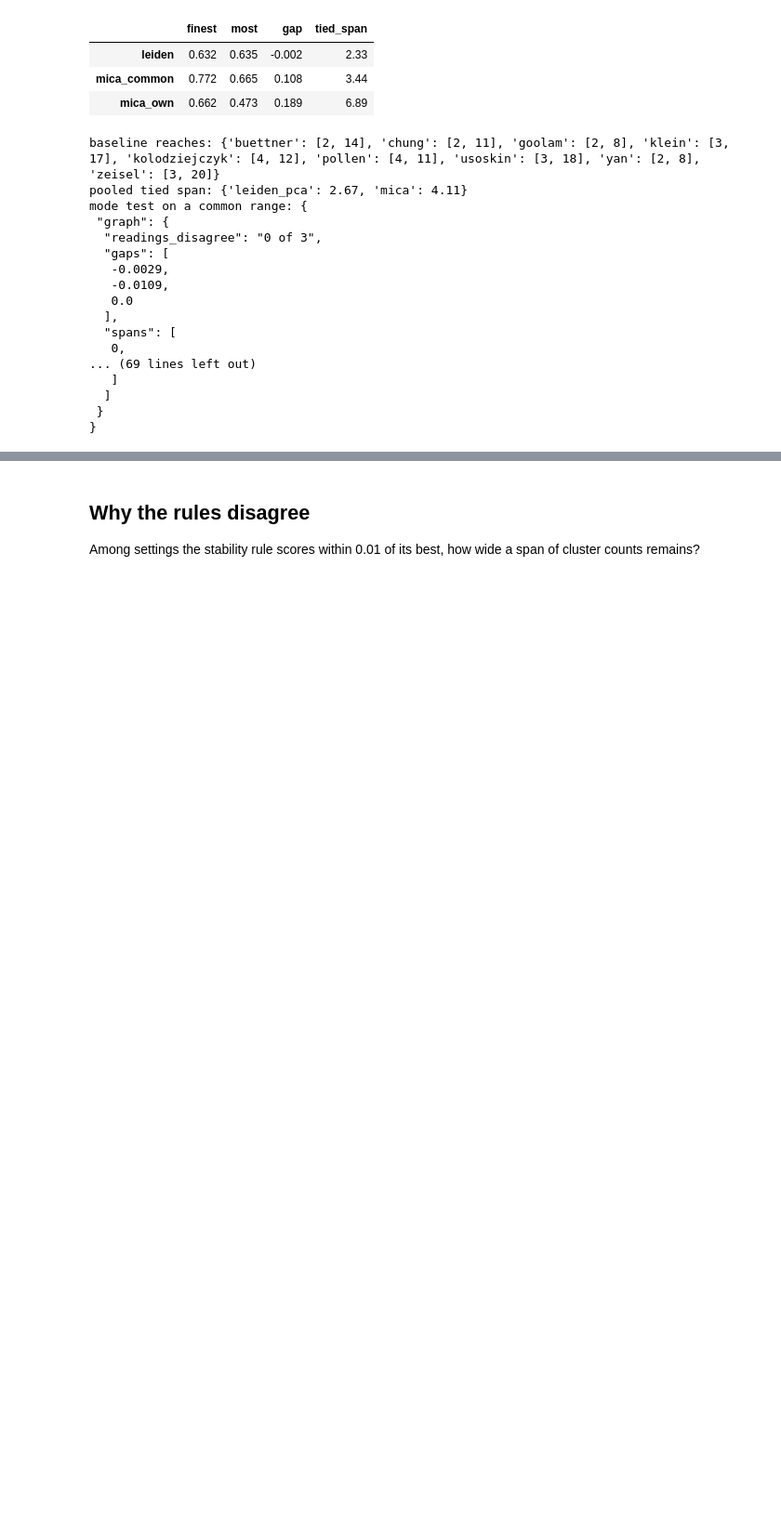
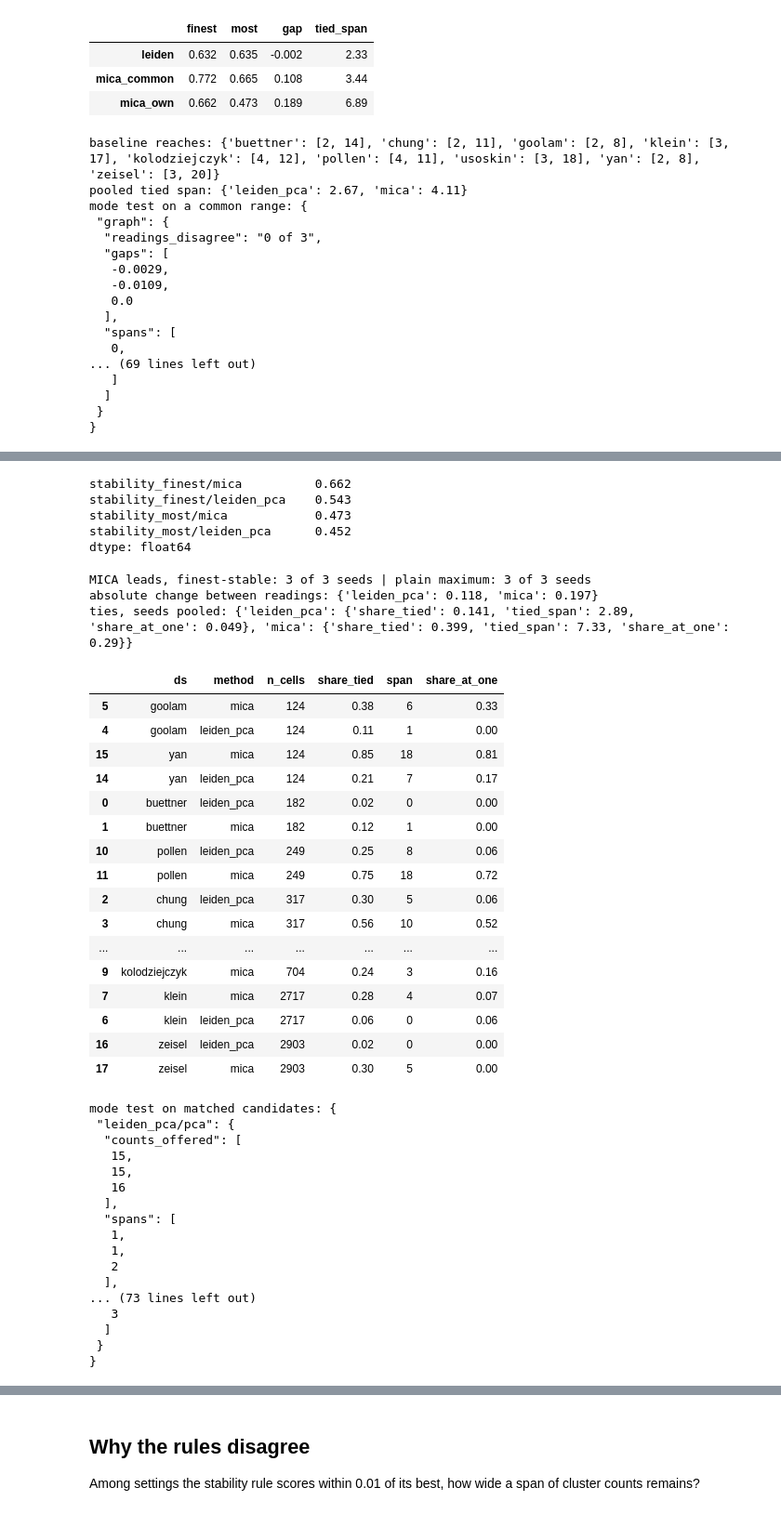
Before and after one commit to utshabkg/scminer-clustering, a Jupyter notebook: notebooks/assignment3_results.ipynb, the cells around one changed output, grey strips where cells are left out. Shown at 93% size. Cells and saved outputs as stored; diff of their text form; code cells hidden in the pictures; blank space fills up the shorter version.

```diff
--- a/notebooks/assignment3_results.ipynb
+++ b/notebooks/assignment3_results.ipynb
@@ -126,0 +133,13 @@ mode test on a common range: {
+# %%
+sys.path.insert(0, str(REPO / "scripts"))
+import a3_matched
+a3_matched.main()   # rewrites the matched, transfer and summary tables and results/a3_matched_numbers.json
+mn = json.loads((RESULTS / "a3_matched_numbers.json").read_text())
+m = mn["matched"]
+display(pd.Series(m["means_nine_small"]).round(3))
+print("MICA leads, finest-stable:", m["stability_finest_mica_leads_at"], "| plain maximum:", m["stability_most_mica_leads_at"])
+print("absolute change between readings:", m["mean_abs_reading_change"])
+print("ties, seeds pooled:", m["mechanism"])
+display(pd.read_csv(RESULTS / "a3_matched_mechanism.csv").sort_values("n_cells").round(2))
+print("mode test on matched candidates:", json.dumps(mn.get("matched_mode_size", {}), indent=1))
+# %% [output]
@@ -126,0 +153,42 @@ mode test on a common range: {
+stability_finest/mica          0.662
+stability_finest/leiden_pca    0.543
+stability_most/mica            0.473
+stability_most/leiden_pca      0.452
+dtype: float64
+MICA leads, finest-stable: 3 of 3 seeds | plain maximum: 3 of 3 seeds
+absolute change between readings: {'leiden_pca': 0.118, 'mica': 0.197}
+ties, seeds pooled: {'leiden_pca': {'share_tied': 0.141, 'tied_span': 2.89, 'share_at_one': 0.049}, 'mica': {'share_tied': 0.399, 'tied_span': 7.33, 'share_at_one': 0.29}}
+|  | ds | method | n_cells | share_tied | span | share_at_one |
+| 5 | goolam | mica | 124 | 0.38 | 6 | 0.33 |
+| 4 | goolam | leiden_pca | 124 | 0.11 | 1 | 0.00 |
+| 15 | yan | mica | 124 | 0.85 | 18 | 0.81 |
+| 14 | yan | leiden_pca | 124 | 0.21 | 7 | 0.17 |
+| 0 | buettner | leiden_pca | 182 | 0.02 | 0 | 0.00 |
+| 1 | buettner | mica | 182 | 0.12 | 1 | 0.00 |
+| 10 | pollen | leiden_pca | 249 | 0.25 | 8 | 0.06 |
+| 11 | pollen | mica | 249 | 0.75 | 18 | 0.72 |
+| 2 | chung | leiden_pca | 317 | 0.30 | 5 | 0.06 |
+| 3 | chung | mica | 317 | 0.56 | 10 | 0.52 |
+| ... | ... | ... | ... | ... | ... | ... |
+| 9 | kolodziejczyk | mica | 704 | 0.24 | 3 | 0.16 |
+| 7 | klein | mica | 2717 | 0.28 | 4 | 0.07 |
+| 6 | klein | leiden_pca | 2717 | 0.06 | 0 | 0.06 |
+| 16 | zeisel | leiden_pca | 2903 | 0.02 | 0 | 0.00 |
+| 17 | zeisel | mica | 2903 | 0.30 | 5 | 0.00 |
+mode test on matched candidates: {
+ "leiden_pca/pca": {
+  "counts_offered": [
+   15,
+   15,
+   16
+  ],
+  "spans": [
+   1,
+   1,
+   2
+  ],
+... (73 lines left out)
+   3
+  ]
+ }
+}
```
Also changed, not shown: parts of 11 cells of this notebook, 11 other files.
